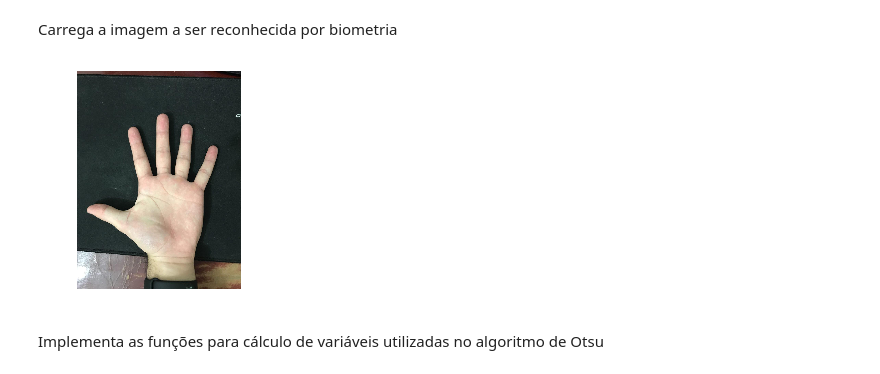
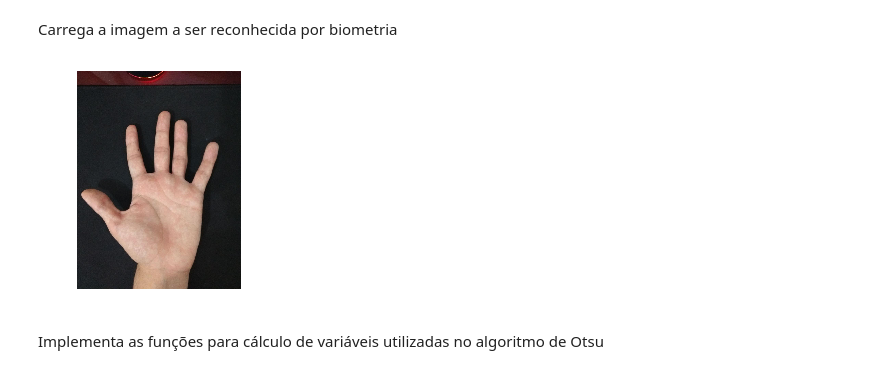
Before and after one commit to leticiarina/BiometricRecognition, a Jupyter notebook: biometricRecognition.ipynb, the cells around one changed output. Saved outputs shown, nothing was run; the diff lists cells and outputs as text; code cells hidden in the pictures.

```diff
--- a/biometricRecognition.ipynb
+++ b/biometricRecognition.ipynb
@@ -8,12 +11,12 @@ import matplotlib.pyplot as plt
 # %% [markdown]
 Carrega a imagem a ser reconhecida por biometria
 # %%
-image = imageio.imread("handDatabase/person001_001.jpg")
+image = imageio.imread("handDatabase/person002_001.jpg")
 plt.axis('off')
 plt.imshow(image)
 plt.show()
 # %% [output]
-[figure, old version]
+[figure, new version]
 # %% [markdown]
 Implementa as funções para cálculo de variáveis utilizadas no algoritmo de Otsu
 # %%
```
Also changed, not shown: parts of 5 cells of this notebook.
